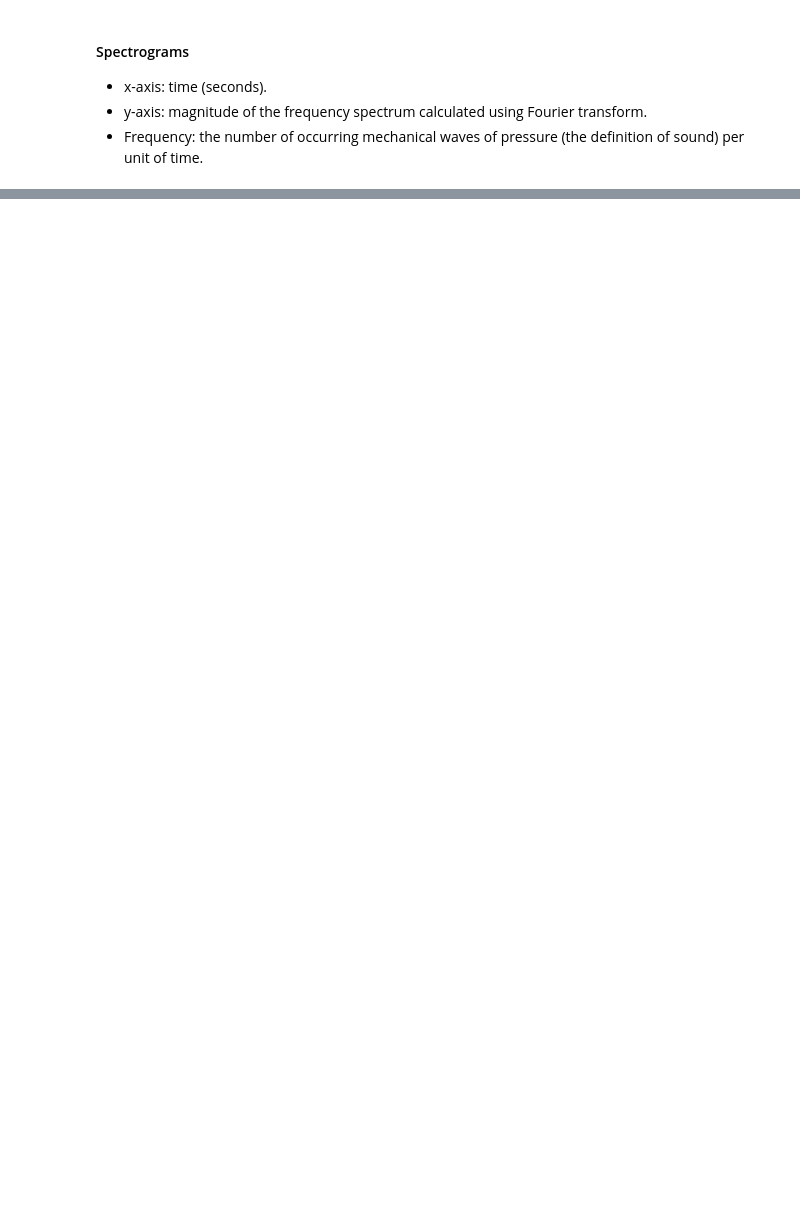
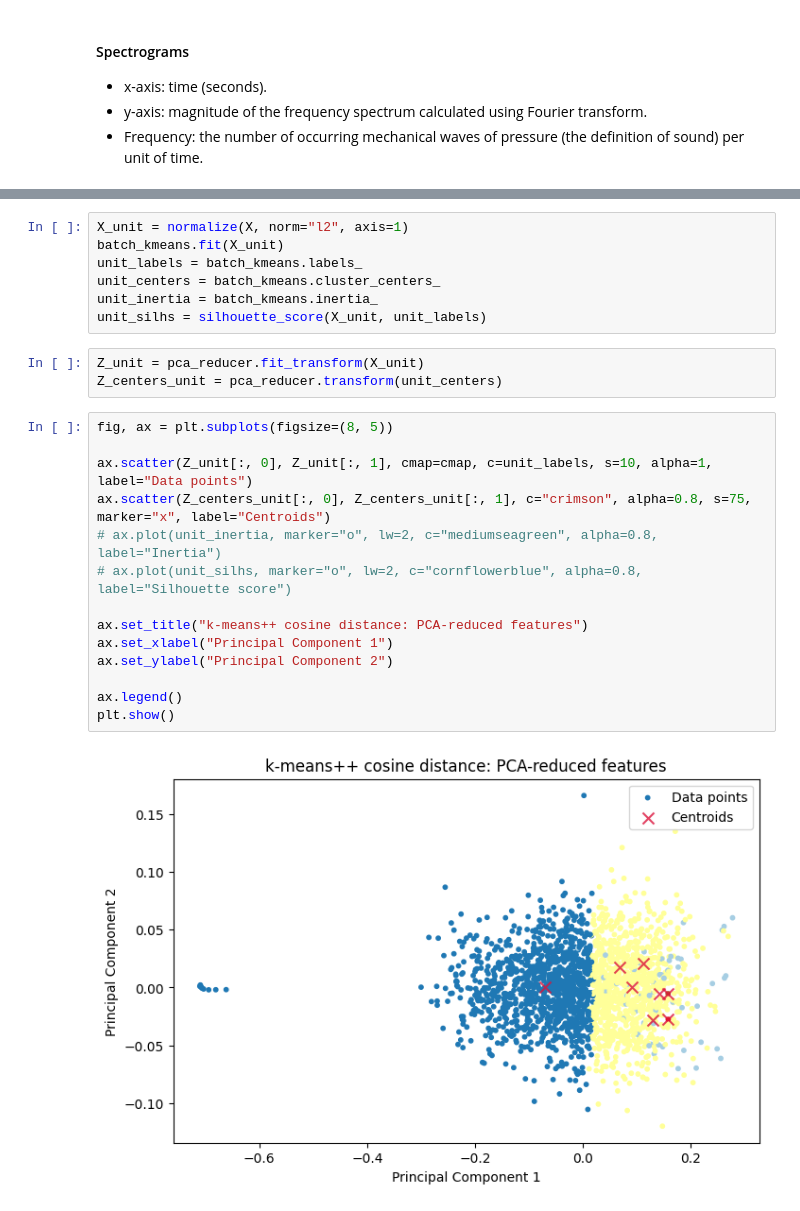
Before and after one commit to ChristerKoldLindholm/bsc-christerkl, a Jupyter notebook: data_exploration.ipynb, the cells around one changed output, grey strips where cells are left out. Cells and saved outputs as stored; diff of their text form; blank space fills up the shorter version.

```diff
--- a/data_exploration.ipynb
+++ b/data_exploration.ipynb
@@ -230,0 +431,26 @@ plt.show()
+# %%
+X_unit = normalize(X, norm="l2", axis=1)
+batch_kmeans.fit(X_unit)
+unit_labels = batch_kmeans.labels_
+unit_centers = batch_kmeans.cluster_centers_
+unit_inertia = batch_kmeans.inertia_
+unit_silhs = silhouette_score(X_unit, unit_labels)
+# %%
+Z_unit = pca_reducer.fit_transform(X_unit)
+Z_centers_unit = pca_reducer.transform(unit_centers)
+# %%
+fig, ax = plt.subplots(figsize=(8, 5))
+
+ax.scatter(Z_unit[:, 0], Z_unit[:, 1], cmap=cmap, c=unit_labels, s=10, alpha=1, label="Data points")
+ax.scatter(Z_centers_unit[:, 0], Z_centers_unit[:, 1], c="crimson", alpha=0.8, s=75, marker="x", label="Centroids")
+# ax.plot(unit_inertia, marker="o", lw=2, c="mediumseagreen", alpha=0.8, label="Inertia")
+# ax.plot(unit_silhs, marker="o", lw=2, c="cornflowerblue", alpha=0.8, label="Silhouette score")
+
+ax.set_title("k-means++ cosine distance: PCA-reduced features")
+ax.set_xlabel("Principal Component 1")
+ax.set_ylabel("Principal Component 2")
+
+ax.legend()
+plt.show()
+# %% [output]
+[figure, added]
```
Also changed, not shown: parts of 27 cells of this notebook, 4 other files.
